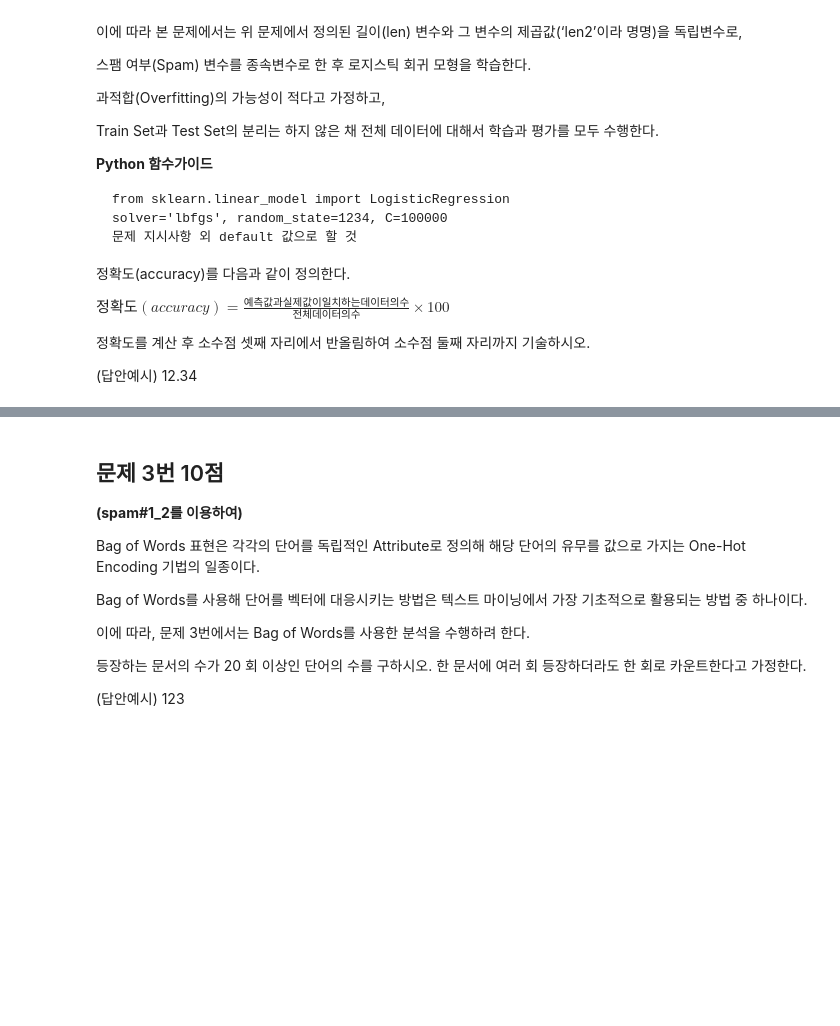
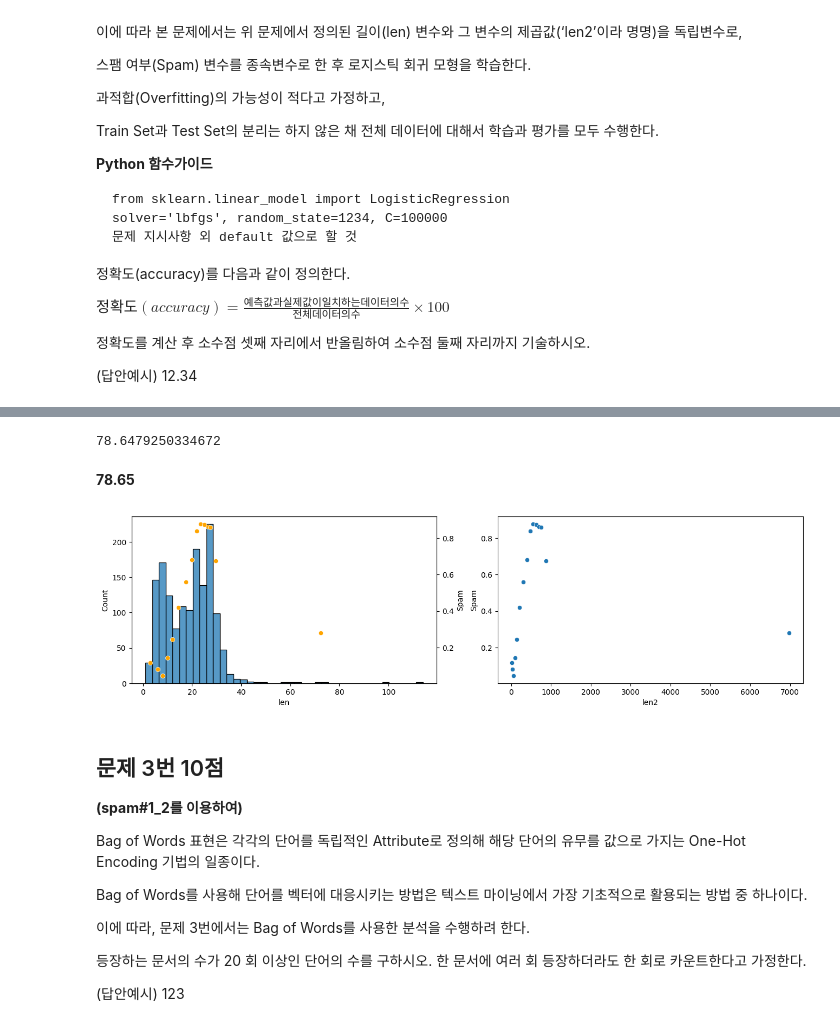
Before and after one commit to sunkusun9/prods_pro, a Jupyter notebook: prof2103_prob1.ipynb, the cells around one changed output, grey strips where cells are left out. Cells and saved outputs as stored; diff of their text form; code cells hidden in the pictures; blank space fills up the shorter version.

```diff
--- a/prof2103_prob1.ipynb
+++ b/prof2103_prob1.ipynb
@@ -294,3 +327,8 @@ $정확도(accuracy)=\frac{예측값과 실제값이 일치하는 데이터의
 정확도를 계산 후 소수점 셋째 자리에서 반올림하여 소수점 둘째 자리까지 기술하시오.
 
  (답안예시) 12.34
+# %%
+df_spam2 = df_spam1_2.assign(
+    len2 = lambda x: x['len'] ** 2
+)
+df_spam2.head()
@@ -297,3 +343,27 @@ $정확도(accuracy)=\frac{예측값과 실제값이 일치하는 데이터의
+# %%
+from sklearn.linear_model import LogisticRegression
+from sklearn.metrics import accuracy_score
+
+X_lr = ['len', 'len2']
+clf_lr = LogisticRegression(
+    solver='lbfgs', random_state=1234, C=100000
+)
+clf_lr.fit(df_spam2[X_lr], df_spam2['Spam'])
+accuracy_score(df_spam2['Spam'], clf_lr.predict(df_spam2[X_lr])) * 100
+# %% [output]
+78.6479250334672
+# %% [markdown]
+**78.65**
+# %%
+fig, axes = plt.subplots(1, 2, figsize=(16, 4))
+s_len = df_spam2.groupby(pd.qcut(df_spam2['len'], q=15, duplicates='drop'))['Spam'].mean()
+sns.histplot(data=df_spam2, x='len', ax=axes[0])
+sns.scatterplot(x=s_len.index.map(lambda x: (x.left + x.right) / 2), y=s_len, ax=axes[0].twinx(), color='orange')
+s_len2 = df_spam2.groupby(pd.qcut(df_spam2['len2'], q=15, duplicates='drop'))['Spam'].mean()
+sns.scatterplot(x=s_len2.index.map(lambda x: (x.left + x.right) / 2), y=s_len2, ax=axes[1])
+plt.show()
+# %% [output]
+[figure, added]
 # %% [markdown]
 ## 문제 3번 10점
 
```
Also changed, not shown: parts of 17 cells of this notebook.
